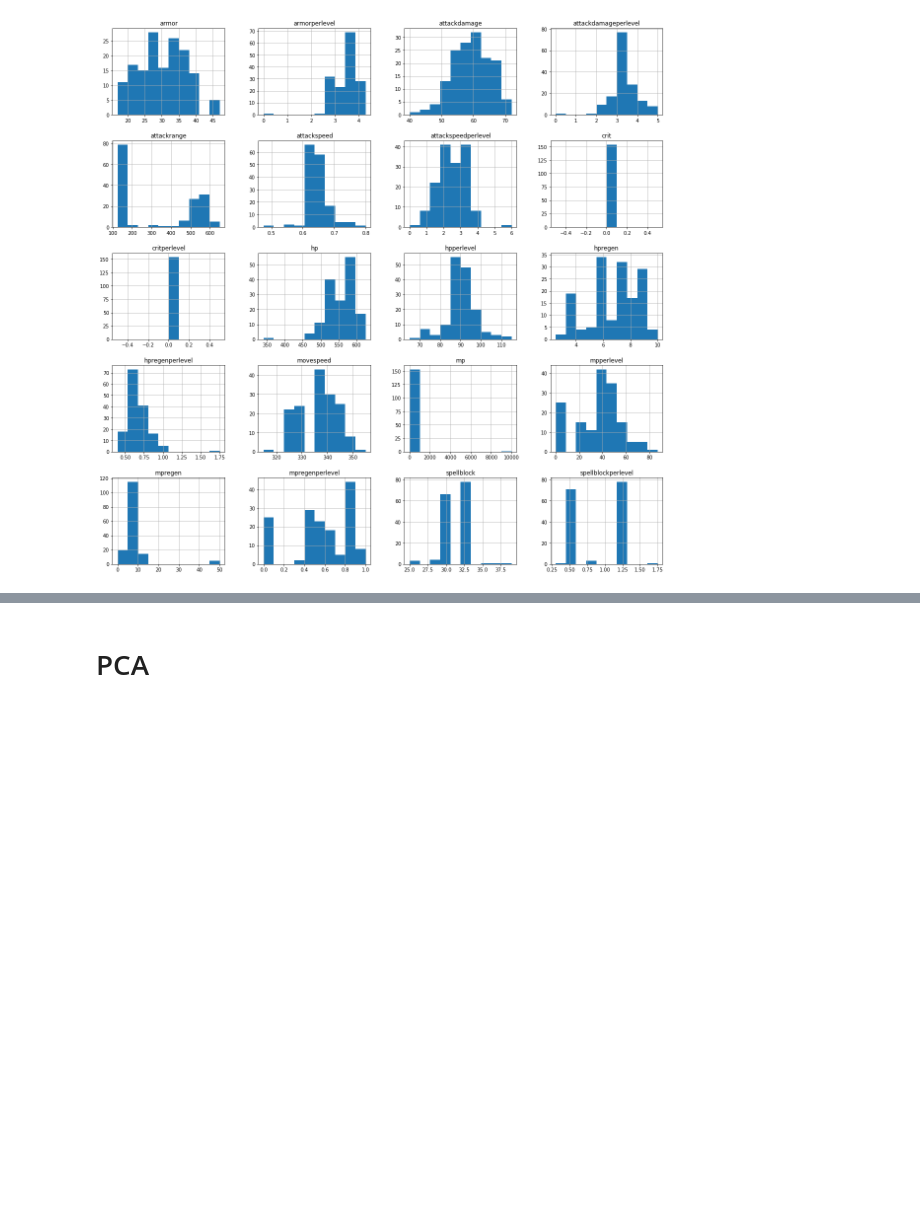
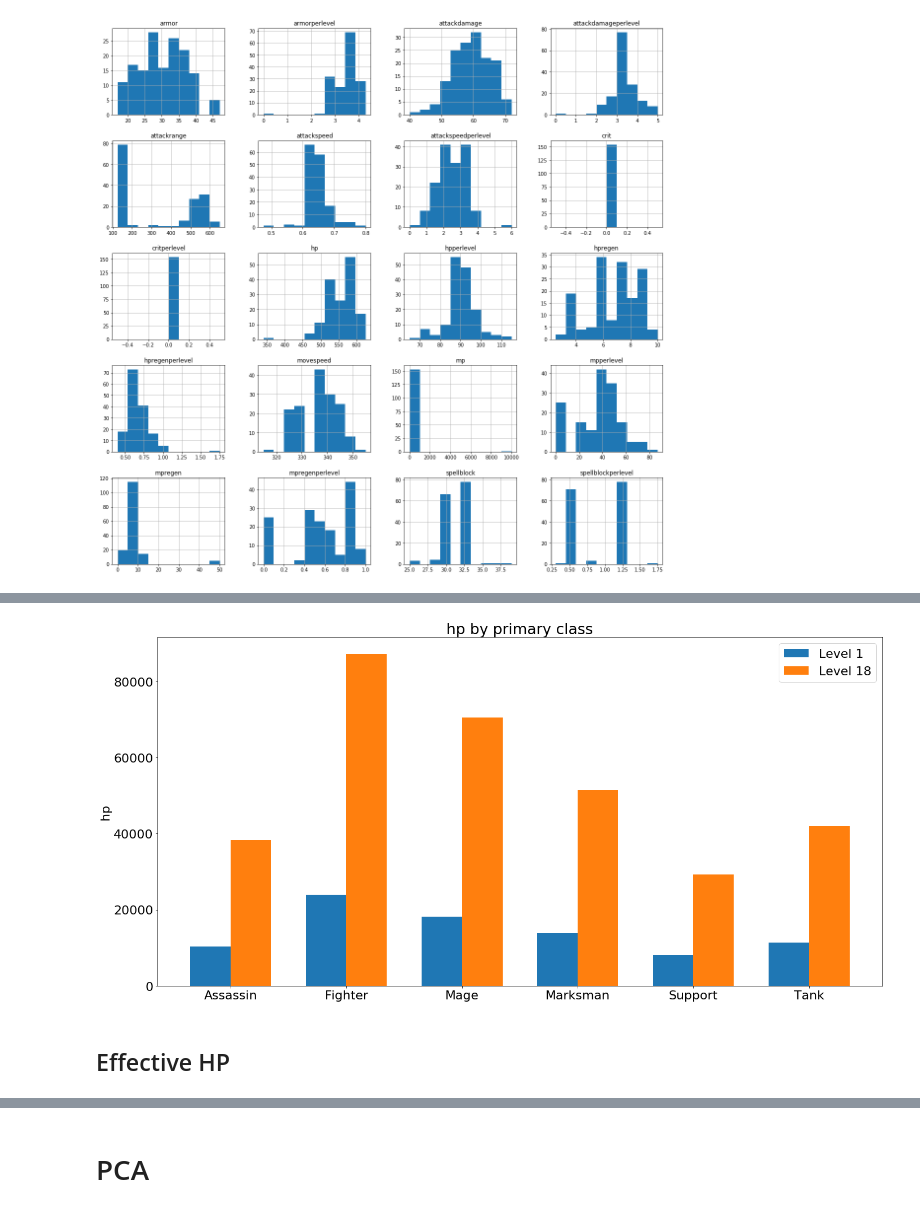
Before and after one commit to thereiswaldo/LoL-Champ-Analysis, a Jupyter notebook: LoL Champion Analysis.ipynb, the cells around one changed output, grey strips where cells are left out. Saved outputs shown, nothing was run; the diff lists cells and outputs as text; code cells hidden in the pictures; blank space fills up the shorter version.

```diff
--- a/LoL Champion Analysis.ipynb
+++ b/LoL Champion Analysis.ipynb
@@ -364,0 +72,28 @@ plt.yticks(range(len(importance_sorted)), features_sorted);
+# %%
+# not included in the blog but left here for interest, we take a look at the hp at level 1 and level 18 for each class
+
+lvl1_hpsum = groups['hp'].sum()
+lvl18_hpsum = groups['hp'].sum()+groups['hpperlevel'].sum()*17
+labels = groups['hp'].sum().index
+
+x = np.arange(len(labels))  # the label locations
+width = 0.35  # the width of the bars
+
+fig, ax = plt.subplots(figsize=(20,10))
+rects1 = ax.bar(x - width/2, lvl1_hpsum, width, label='Level 1')
+rects2 = ax.bar(x + width/2, lvl18_hpsum, width, label='Level 18')
+
+# Add some text for labels, title and custom x-axis tick labels, etc.
+ax.set_ylabel('hp')
+ax.set_title('hp by primary class')
+ax.set_xticks(x)
+ax.set_xticklabels(labels)
+ax.legend()
+
+fig.tight_layout()
+
+plt.show()
+# %% [output]
+[figure, added]
+# %% [markdown]
+## Effective HP
```
Also changed, not shown: parts of 52 cells of this notebook, 14 other files.
